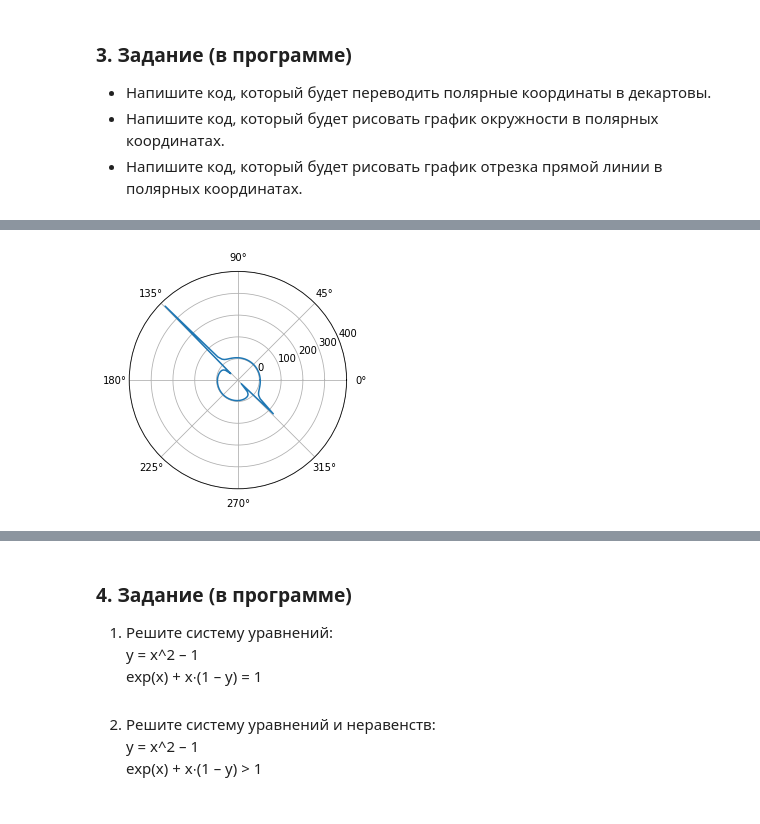
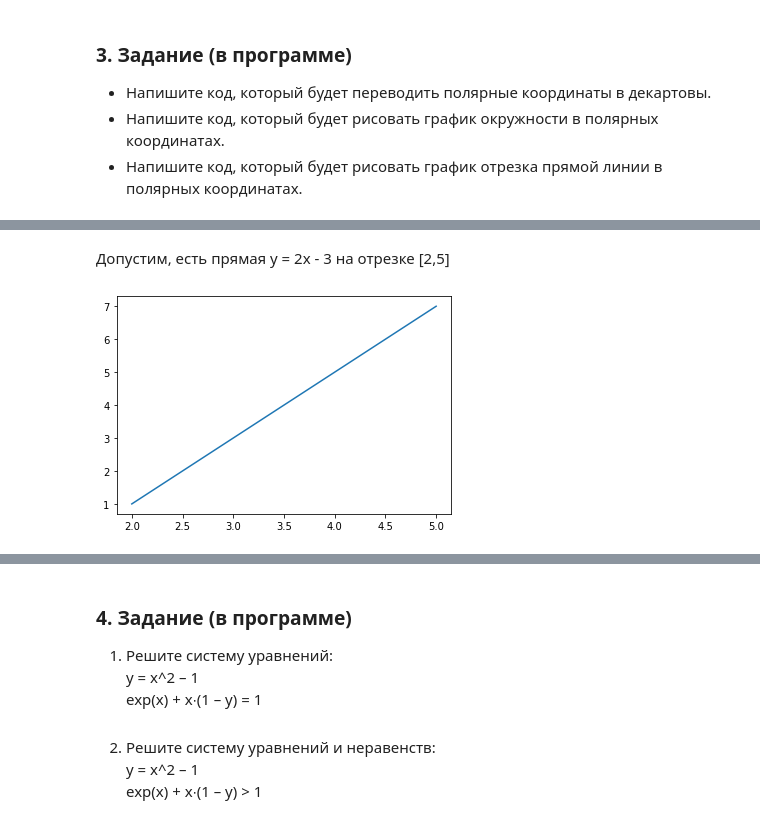
Before and after one commit to Snusmi/GB_FurtherMath_intro, a Jupyter notebook: Lesson3/Lesson3_part2.ipynb, the cells around one changed output, grey strips where cells are left out. Cells and saved outputs as stored; diff of their text form; code cells hidden in the pictures.

```diff
--- a/Lesson3/Lesson3_part2.ipynb
+++ b/Lesson3/Lesson3_part2.ipynb
@@ -69,16 +106,12 @@ plt.show()
+# %% [markdown]
+Допустим, есть прямая y = 2x - 3 на отрезке [2,5]
 # %%
-def polar_line(rho, alpha, degrees = True):
-    if degrees:
-        alpha = (alpha * np.pi)/180
-    phi = np.linspace(0, 2 * np.pi, 100)
-    r = rho * (1/np.cos(phi - alpha))
-    return phi, r
+x = np.linspace(2,5,21)
+y = 2 * x - 3
 
-x,y = polar_line(3,45)
 fig = plt.figure()
-ax = fig.add_subplot(111, polar=True)
-ax.plot(x,y)
-ax.set_aspect('equal')
+ax = fig.add_subplot(111)
+ax.plot(x, y)
 plt.show()
 # %% [output]
-[figure, old version]
+[figure, new version]
```
Also changed, not shown: parts of 14 cells of this notebook.
